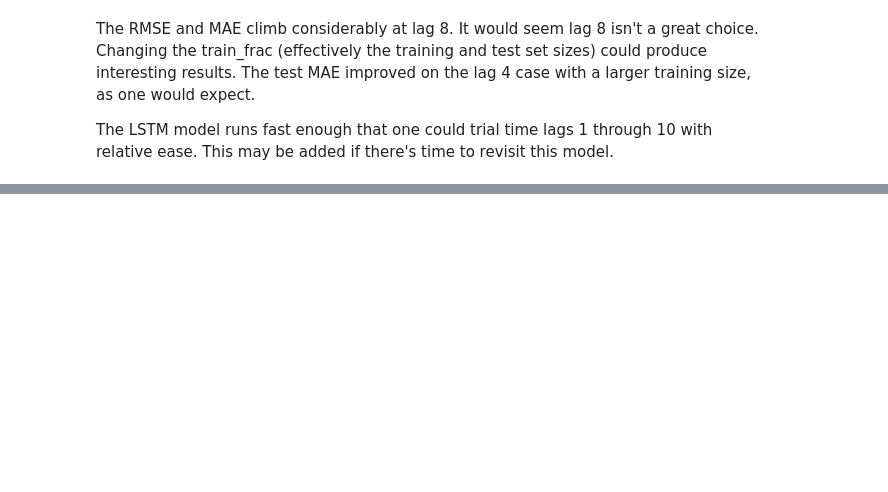
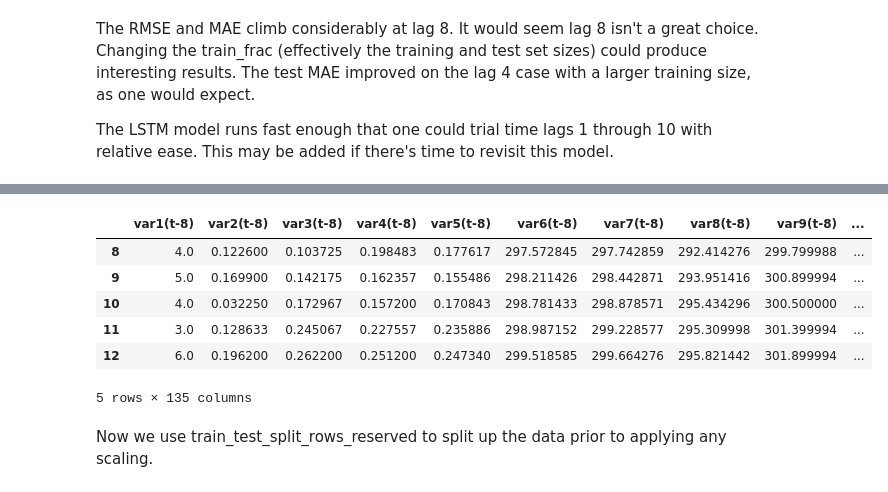
Before and after one commit to ValerieDier/multivariate_timeseries_forecasting_dengue, a Jupyter notebook: notebooks/lstm_trial_nlags_MV.ipynb, the cells around one changed output, grey strips where cells are left out. Cells and saved outputs as stored; diff of their text form; code cells hidden in the pictures; blank space fills up the shorter version.

```diff
--- a/notebooks/lstm_trial_nlags_MV.ipynb
+++ b/notebooks/lstm_trial_nlags_MV.ipynb
@@ -566,0 +611,32 @@ The LSTM model runs fast enough that one could trial time lags 1 through 10 with
+# %%
+# For input to series_to_supervised
+values = sj_df.values
+
+# ensure all data is float
+values_to_pipe = values.astype('float32')
+
+# normalize features
+# scaler = MinMaxScaler(feature_range=(0, 1))
+# scaled = scaler.fit_transform(values)
+
+# specify the number of lag hours
+# optimal lags found in eda_multivariate vary from 0 to 14, with one group on the lower end,
+# and one group closer to 8.  We can try 4 and then try 8, we'll see what that does to performance.
+n_weeks = 8
+n_features = 15 # 14 inputs, 1 output
+
+# frame as supervised learning
+reframed_for_pipe = series_to_supervised_mv(values_to_pipe, n_weeks, 1)
+
+#print(reframed.head())
+reframed_for_pipe.head()
+# %% [output]
+|  | var1(t-8) | var2(t-8) | var3(t-8) | var4(t-8) | var5(t-8) | var6(t-8) | var7(t-8) | var8(t-8) | var9(t-8) | ... |
+| 8 | 4.0 | 0.122600 | 0.103725 | 0.198483 | 0.177617 | 297.572845 | 297.742859 | 292.414276 | 299.799988 | ... |
+| 9 | 5.0 | 0.169900 | 0.142175 | 0.162357 | 0.155486 | 298.211426 | 298.442871 | 293.951416 | 300.899994 | ... |
+| 10 | 4.0 | 0.032250 | 0.172967 | 0.157200 | 0.170843 | 298.781433 | 298.878571 | 295.434296 | 300.500000 | ... |
+| 11 | 3.0 | 0.128633 | 0.245067 | 0.227557 | 0.235886 | 298.987152 | 299.228577 | 295.309998 | 301.399994 | ... |
+| 12 | 6.0 | 0.196200 | 0.262200 | 0.251200 | 0.247340 | 299.518585 | 299.664276 | 295.821442 | 301.899994 | ... |
+5 rows × 135 columns
+# %% [markdown]
+Now we use train_test_split_rows_reserved to split up the data prior to applying any scaling.
```
Also changed, not shown: parts of 31 cells of this notebook, 3 other files.
